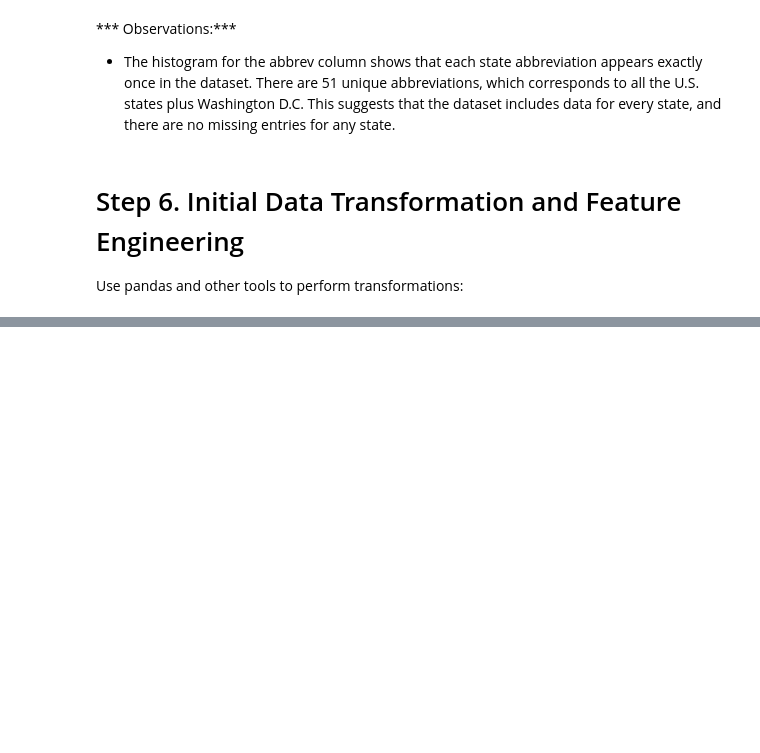
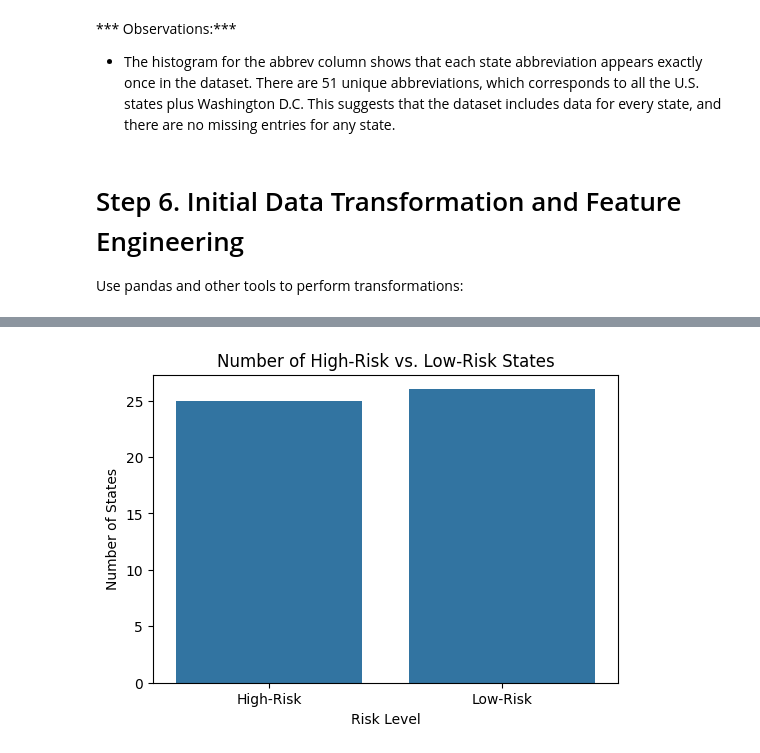
Before and after one commit to abeaderstadt/datafun-06-eda, a Jupyter notebook: beaderstadt_eda.ipynb, the cells around one changed output, grey strips where cells are left out. Saved outputs shown, nothing was run; the diff lists cells and outputs as text; code cells hidden in the pictures; blank space fills up the shorter version.

```diff
--- a/beaderstadt_eda.ipynb
+++ b/beaderstadt_eda.ipynb
@@ -182,0 +247,9 @@ print(df[['total', 'speeding', 'speeding_pct']].head())
+# %%
+plt.figure(figsize=(6,4))
+sns.countplot(x=df['risk_level'])
+plt.xlabel("Risk Level")
+plt.ylabel("Number of States")
+plt.title("Number of High-Risk vs. Low-Risk States")
+plt.show()
+# %% [output]
+[figure, added]
```
Also changed, not shown: parts of 11 cells of this notebook.
